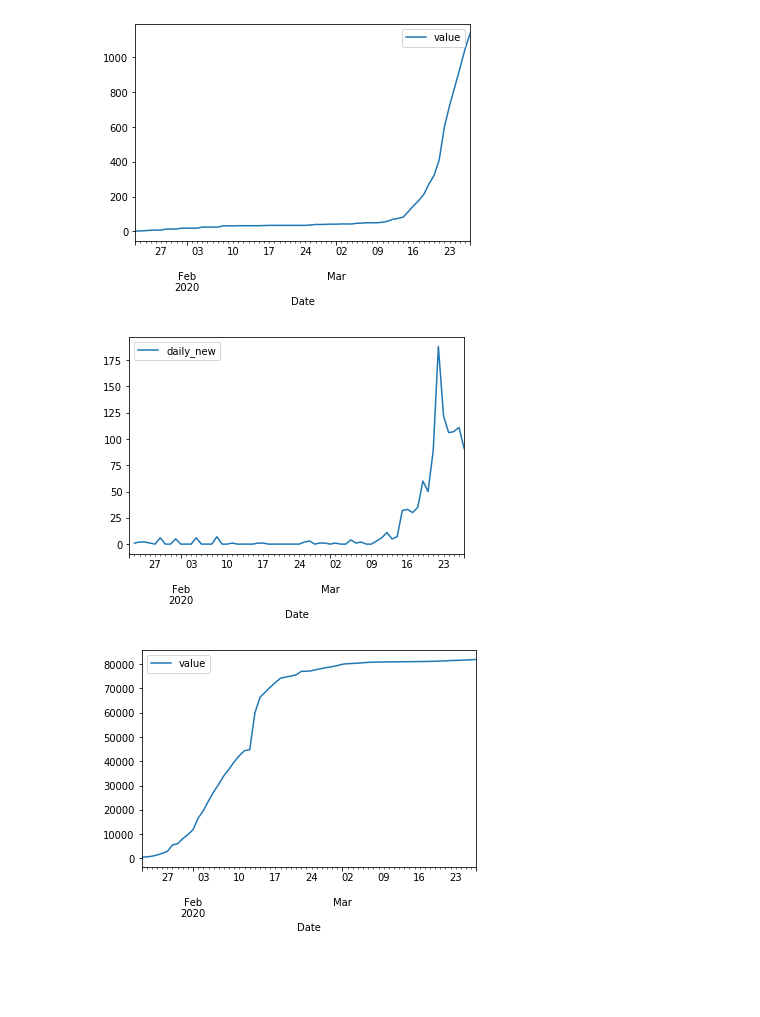
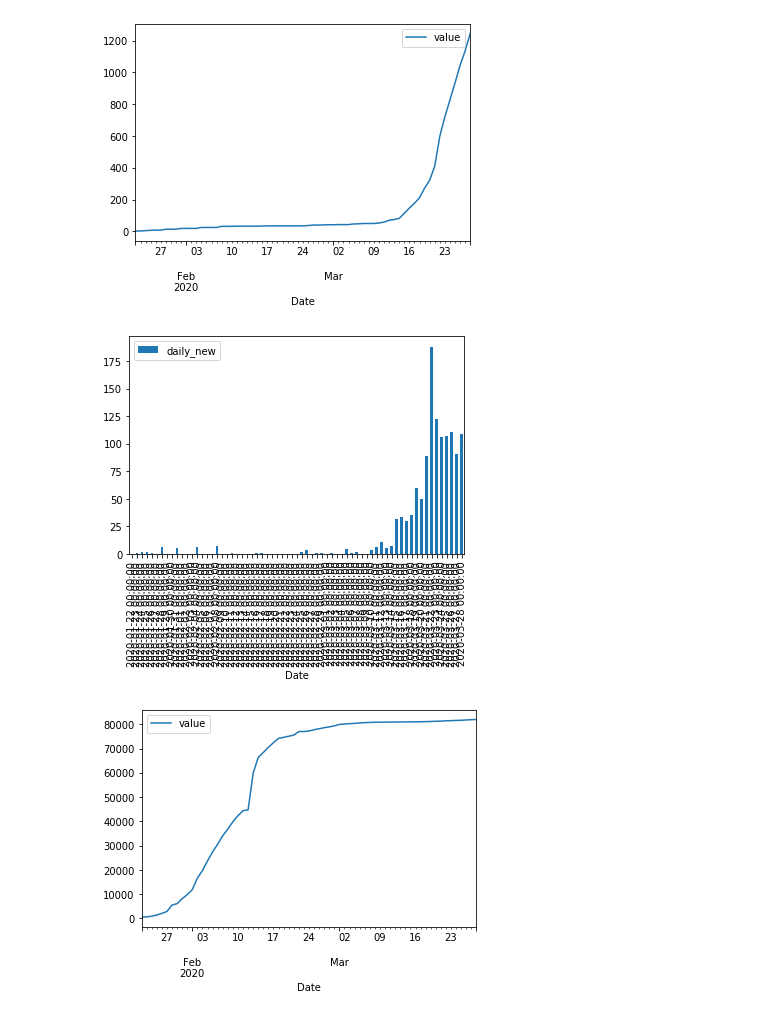
Before and after one commit to aofphy/covid19CMT, a Jupyter notebook: covid_data.ipynb, the cells around one changed output. Cells and saved outputs as stored; diff of their text form; code cells hidden in the pictures; blank space fills up the shorter version.

```diff
--- a/covid_data.ipynb
+++ b/covid_data.ipynb
@@ -225,11 +225,11 @@ dfTl
 dfcn=dfsct[dfsct['Country/Region']=='China']
 # %%
 dfTl.plot(x ='Date', y='value', kind = 'line')
-dfTl.plot(x ='Date', y='daily_new', kind = 'line')
+dfTl.plot(x ='Date', y='daily_new', kind = 'bar')
 dfcn.plot(x ='Date', y='value', kind = 'line')
-dfcn.plot(x ='Date', y='daily_new', kind = 'line')
+dfcn.plot(x ='Date', y='daily_new', kind = 'bar')
 plt.show()
 # %% [output]
-[figure, old version]
+[figure, new version]
-[figure, old version]
+[figure, new version]
-[figure, old version]
+[figure, new version]
```
Also changed, not shown: parts of 13 cells of this notebook, 9 other files.
